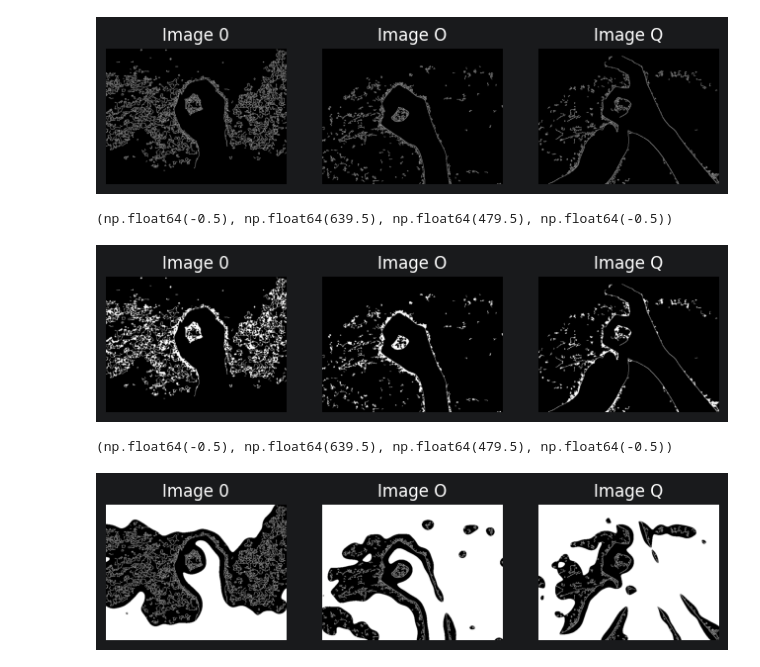
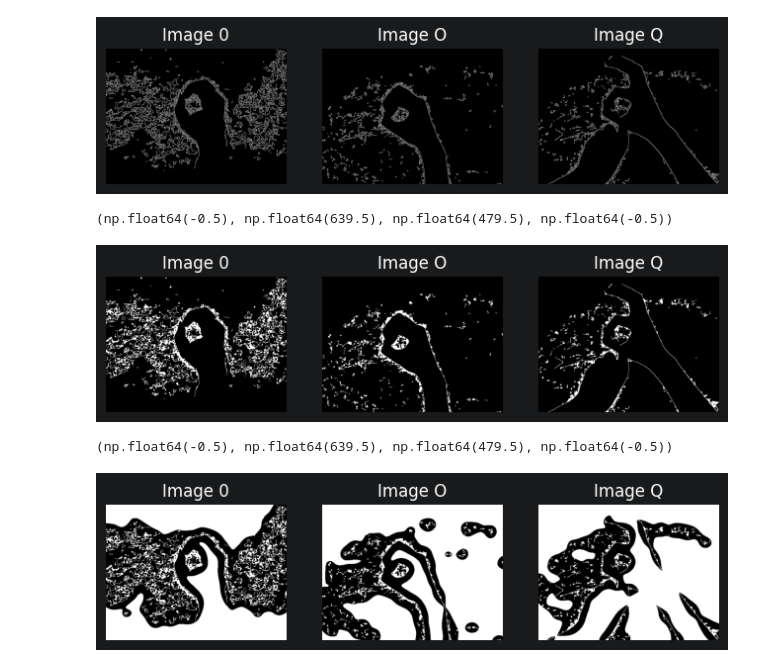
Before and after one commit to aviksarkar0204-stack/AI_Lab_Project, a Jupyter notebook: 01_Data_Exploration_new.ipynb, the cells around one changed output. Cells and saved outputs as stored; diff of their text form; code cells hidden in the pictures.

Commit message:
Add background removal function and visualization for enhanced images in 01_Data_Exploration_new notebook

```diff
--- a/01_Data_Exploration_new.ipynb
+++ b/01_Data_Exploration_new.ipynb
@@ -110,9 +153,9 @@ lower_threshold_Q = int(max(0, (1.0 - 0.33) * median_intensity_Q))
 upper_threshold_Q = int(min(255, (1.0 + 0.33) * median_intensity_Q))
 
 #Apply Canny
-image_canny_0 = cv2.Canny(image_0, lower_threshold_0, upper_threshold_0)
-image_canny_O = cv2.Canny(image_O, lower_threshold_O, upper_threshold_O)
-image_canny_Q = cv2.Canny(image_Q, lower_threshold_Q, upper_threshold_Q)
+image_canny_0 = cv2.Canny(image_0_enhanced, lower_threshold_0, upper_threshold_0)
+image_canny_O = cv2.Canny(image_O_enhanced, lower_threshold_O, upper_threshold_O)
+image_canny_Q = cv2.Canny(image_Q_enhanced, lower_threshold_Q, upper_threshold_Q)
 
 plt.figure(figsize=(8,4))
 
@@ -164,32 +207,32 @@ plt.title("Image Q")
 plt.axis("off")
 # %% [output]
 (np.float64(-0.5), np.float64(639.5), np.float64(479.5), np.float64(-0.5))
-[figure, old version]
+[figure, new version]
 # %%
 max_output_value = 255
 neighbour_size = 99
 subtract_from_mean = 10
 
-image_0_binarized = cv2.adaptiveThreshold(image_canny_0, max_output_value, cv2.ADAPTIVE_THRESH_GAUSSIAN_C, cv2.THRESH_BINARY, neighbour_size, subtract_from_mean)
-image_O_binarized = cv2.adaptiveThreshold(image_canny_O, max_output_value, cv2.ADAPTIVE_THRESH_GAUSSIAN_C, cv2.THRESH_BINARY, neighbour_size, subtract_from_mean)
-image_Q_binarized = cv2.adaptiveThreshold(image_canny_Q, max_output_value, cv2.ADAPTIVE_THRESH_GAUSSIAN_C, cv2.THRESH_BINARY, neighbour_size, subtract_from_mean)
+image_0_binarized = cv2.adaptiveThreshold(image_0_clean, max_output_value, cv2.ADAPTIVE_THRESH_GAUSSIAN_C, cv2.THRESH_BINARY, neighbour_size, subtract_from_mean)
+image_O_binarized = cv2.adaptiveThreshold(image_O_clean, max_output_value, cv2.ADAPTIVE_THRESH_GAUSSIAN_C, cv2.THRESH_BINARY, neighbour_size, subtract_from_mean)
+image_Q_binarized = cv2.adaptiveThreshold(image_Q_clean, max_output_value, cv2.ADAPTIVE_THRESH_GAUSSIAN_C, cv2.THRESH_BINARY, neighbour_size, subtract_from_mean)
 
 plt.figure(figsize=(8,4))
 
 plt.subplot(1,3,1)
 plt.imshow(image_0_binarized, cmap="gray")
 plt.title("Image 0")
 plt.axis("off")
 
 plt.subplot(1,3,2)
 plt.imshow(image_O_binarized, cmap="gray")
 plt.title("Image O")
 plt.axis("off")
 
 plt.subplot(1,3,3)
 plt.imshow(image_Q_binarized, cmap="gray")
 plt.title("Image Q")
 plt.axis("off")
 # %% [output]
 (np.float64(-0.5), np.float64(639.5), np.float64(479.5), np.float64(-0.5))
-[figure, old version]
+[figure, new version]
```
Also changed, not shown: parts of 1 cell of this notebook.
